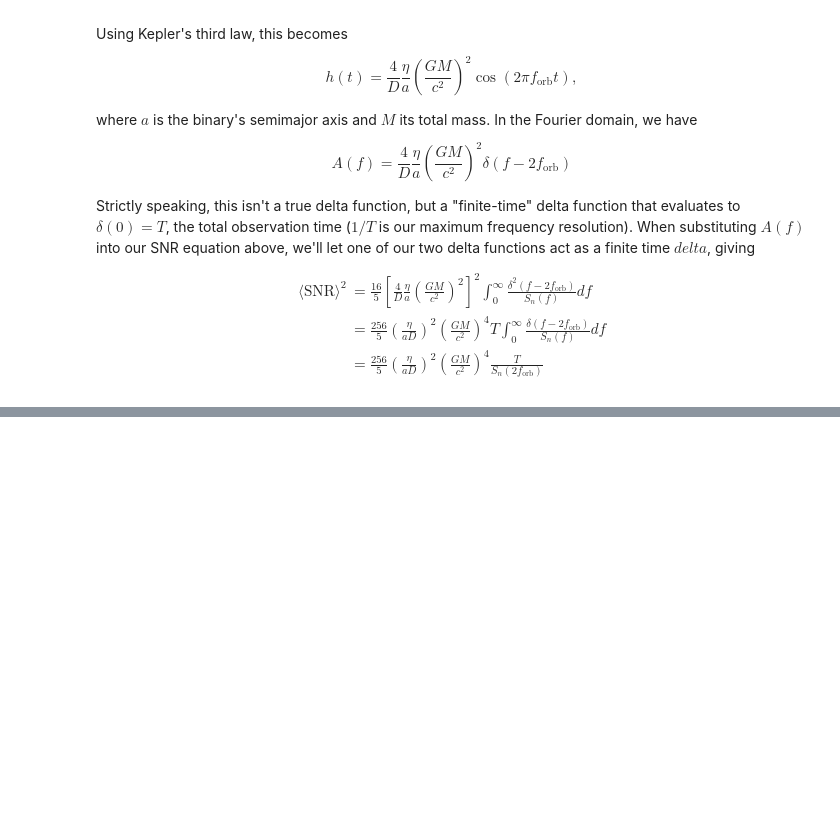
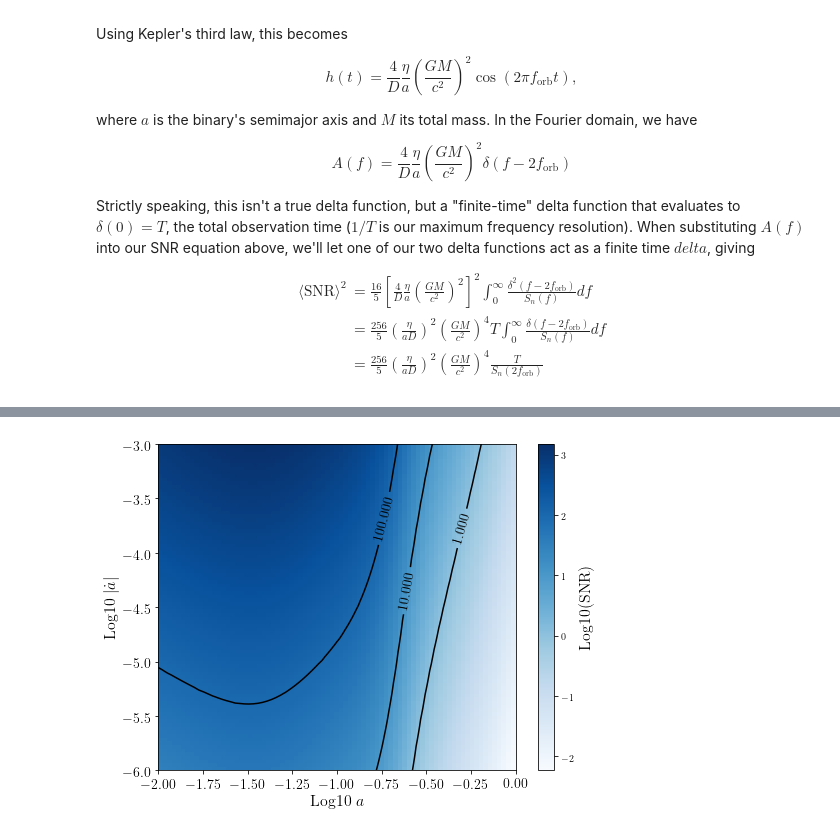
Before and after one commit to tcallister/LISA-and-CE-Evolution, a Jupyter notebook: SNR_grid.ipynb, the cells around one changed output, grey strips where cells are left out. Saved outputs shown, nothing was run; the diff lists cells and outputs as text; code cells hidden in the pictures; blank space fills up the shorter version.

```diff
--- a/SNR_grid.ipynb
+++ b/SNR_grid.ipynb
@@ -138,0 +220,20 @@ plt.savefig('./SNRs.pdf')
+# %%
+a_orbs = np.linspace(-2.,0,80)
+adot_orbs = np.linspace(-6,-3,90)
+rhos = np.zeros((a_orbs.size,adot_orbs.size))
+for i in range(a_orbs.size):
+    for j in range(adot_orbs.size):
+        rhos[i,j] = snr_from_a_adot(10.**a_orbs[i],-10.**adot_orbs[j])
+
+fig,ax = plt.subplots(figsize=(8,6))
+PS = ax.pcolormesh(a_orbs,adot_orbs,np.log10(rhos).T,cmap='Blues')
+CS = ax.contour(a_orbs,adot_orbs,rhos.T,levels=[1,10,100],colors='black')
+ax.clabel(CS, inline=1, fontsize=14)
+ax.set_xlabel(r'Log10 $a$',fontsize=16)
+ax.set_ylabel(r'Log10 $|\dot a|$',fontsize=16)
+ax.tick_params(labelsize=14)
+cb = fig.colorbar(PS)
+cb.set_label(label="Log10(SNR)",fontsize=16)
+#plt.savefig('./SNRs.pdf')
+# %% [output]
+[figure, added]
```
Also changed, not shown: parts of 7 cells of this notebook, 1 other file.
